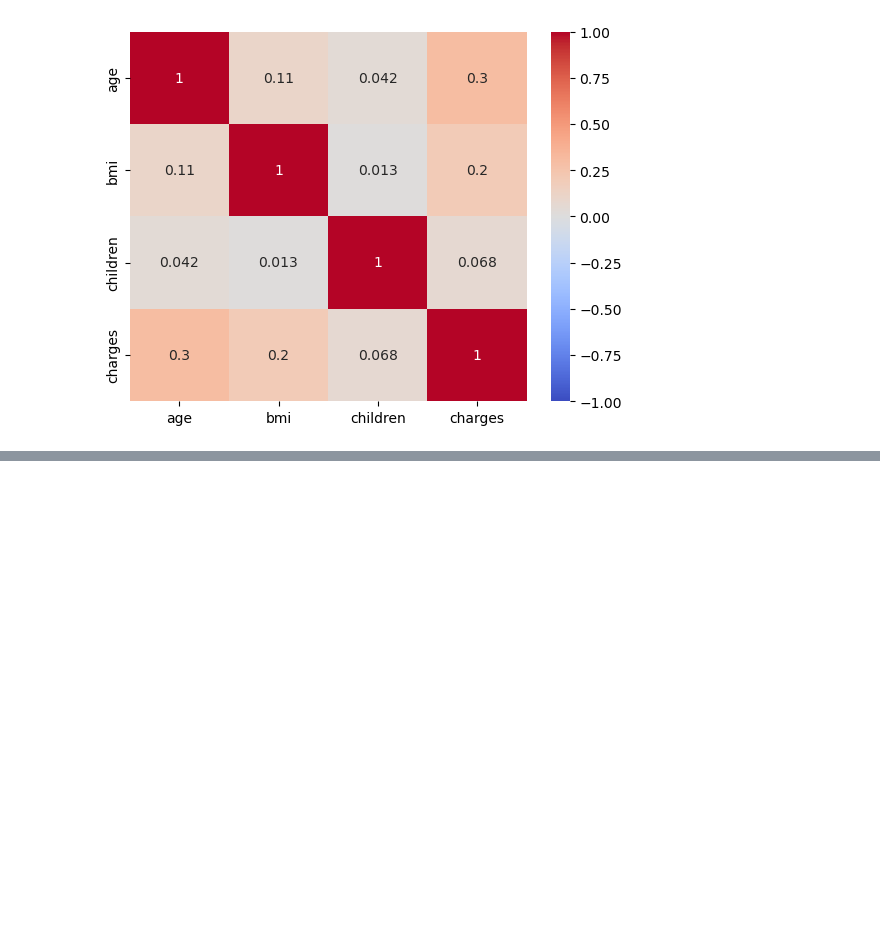
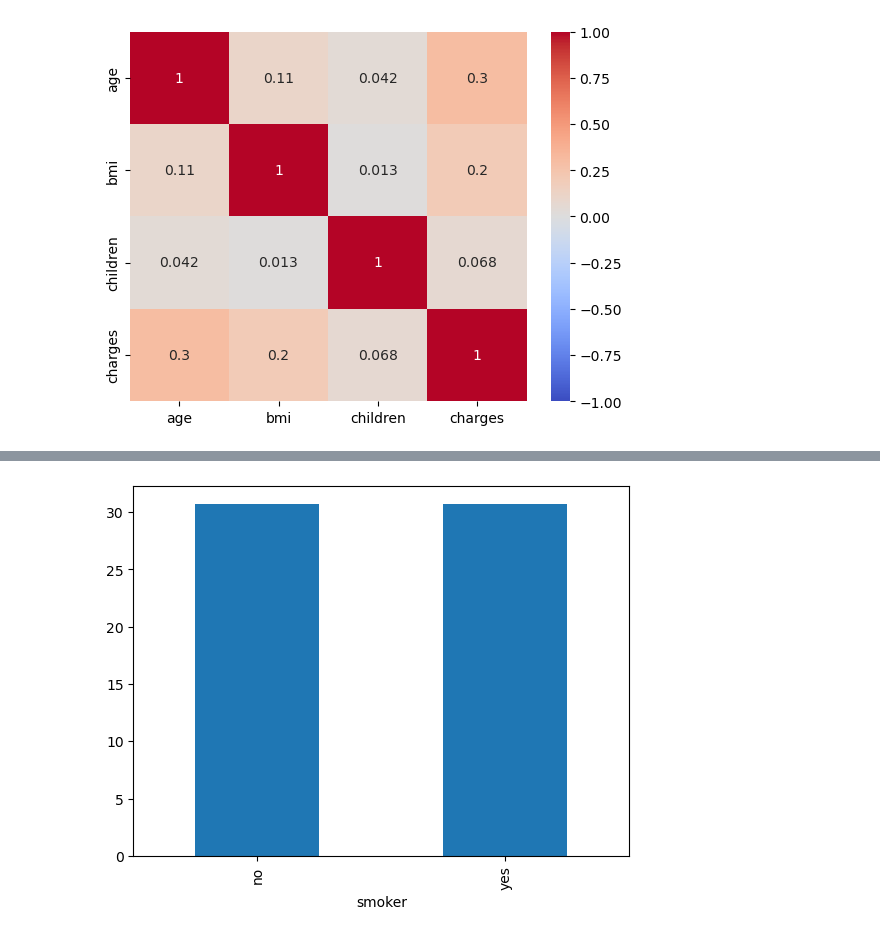
Before and after one commit to Camiloesp/PythonDataScience_SupervisedML, a Jupyter notebook: Regression_and_Forecasting/1_EDA.ipynb, the cells around one changed output, grey strips where cells are left out. Cells and saved outputs as stored; diff of their text form; code cells hidden in the pictures; blank space fills up the shorter version.

```diff
--- a/Regression_and_Forecasting/1_EDA.ipynb
+++ b/Regression_and_Forecasting/1_EDA.ipynb
@@ -118,0 +135,4 @@ sns.heatmap(insurance.corr(numeric_only=True), annot=True, vmin=-1, vmax=1, cmap
+# %%
+insurance.groupby('smoker')['bmi'].mean().plot.bar();
+# %% [output]
+[figure, added]
```
Also changed, not shown: parts of 9 cells of this notebook, 1 other file.
